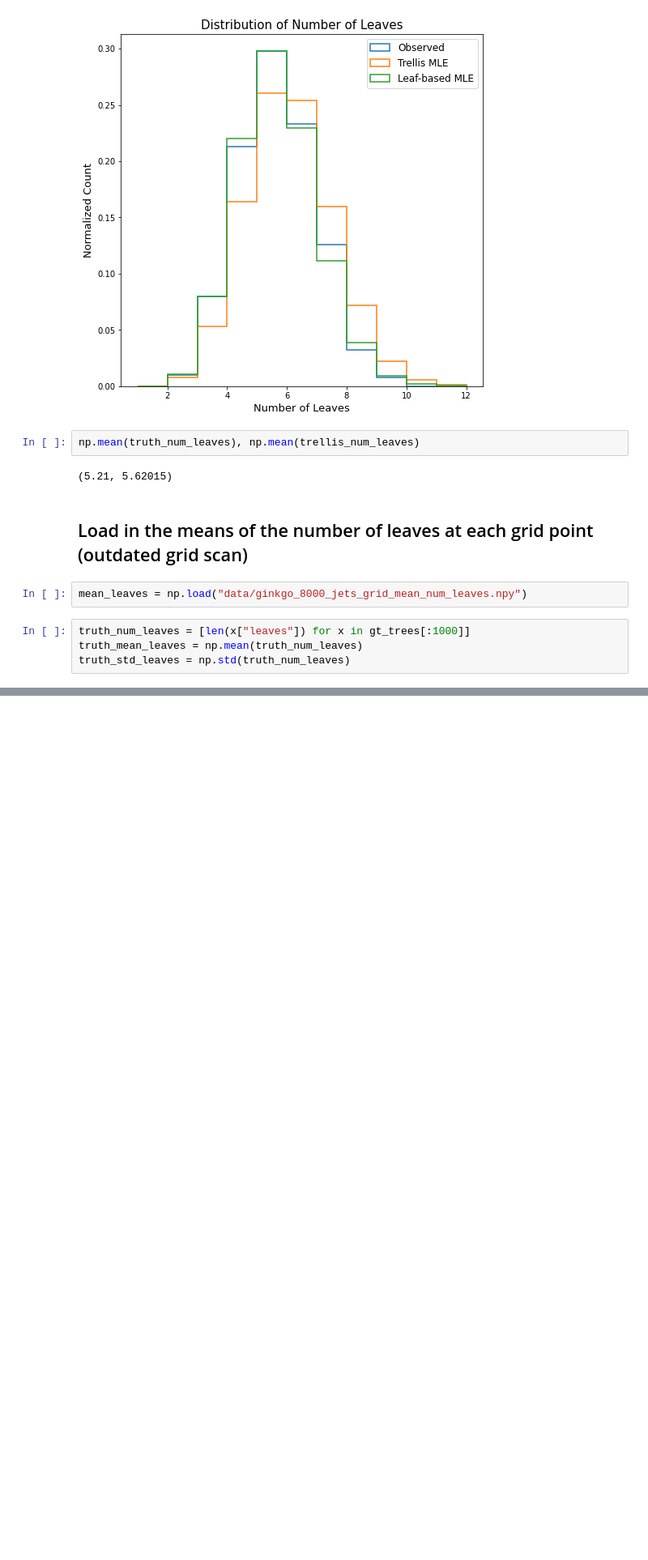
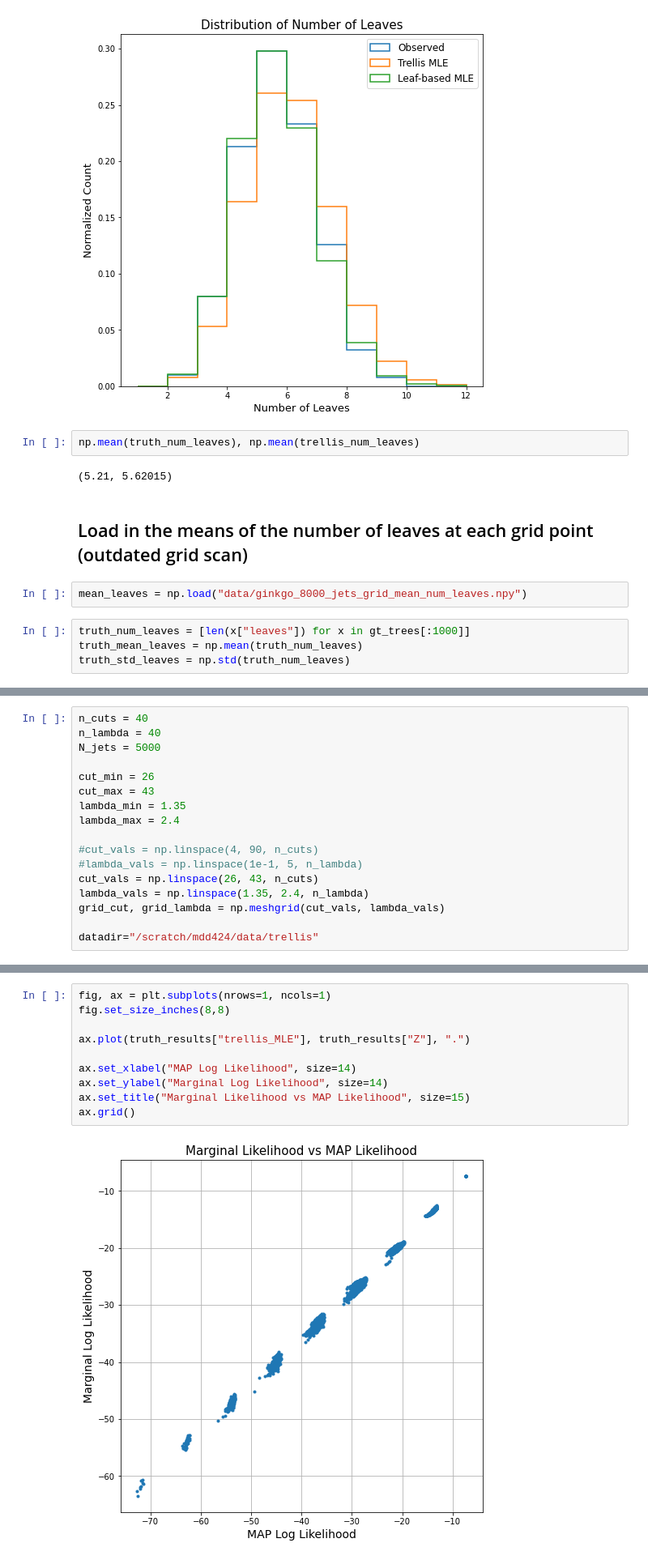
Before and after one commit to mdkdrnevich/ginkgo-inference, a Jupyter notebook: fit_results.ipynb, the cells around one changed output, grey strips where cells are left out. Shown: that part at 81% size. Drawn from its saved outputs; the diff is of its cells as text; blank space fills up the shorter version.

```diff
--- a/fit_results.ipynb
+++ b/fit_results.ipynb
@@ -429,0 +436,17 @@ ax.set_yticks(lambda_vals[::3]);
+# %%
+n_cuts = 40
+n_lambda = 40
+N_jets = 5000
+
+cut_min = 26
+cut_max = 43
+lambda_min = 1.35
+lambda_max = 2.4
+
+#cut_vals = np.linspace(4, 90, n_cuts)
+#lambda_vals = np.linspace(1e-1, 5, n_lambda)
+cut_vals = np.linspace(26, 43, n_cuts)
+lambda_vals = np.linspace(1.35, 2.4, n_lambda)
+grid_cut, grid_lambda = np.meshgrid(cut_vals, lambda_vals)
+
+datadir="/scratch/mdd424/data/trellis"
@@ -429,0 +507,12 @@ ax.set_yticks(lambda_vals[::3]);
+# %%
+fig, ax = plt.subplots(nrows=1, ncols=1)
+fig.set_size_inches(8,8)
+
+ax.plot(truth_results["trellis_MLE"], truth_results["Z"], ".")
+
+ax.set_xlabel("MAP Log Likelihood", size=14)
+ax.set_ylabel("Marginal Log Likelihood", size=14)
+ax.set_title("Marginal Likelihood vs MAP Likelihood", size=15)
+ax.grid()
+# %% [output]
+[figure, added]
```
Also changed, not shown: parts of 40 cells of this notebook, 2 other files.
